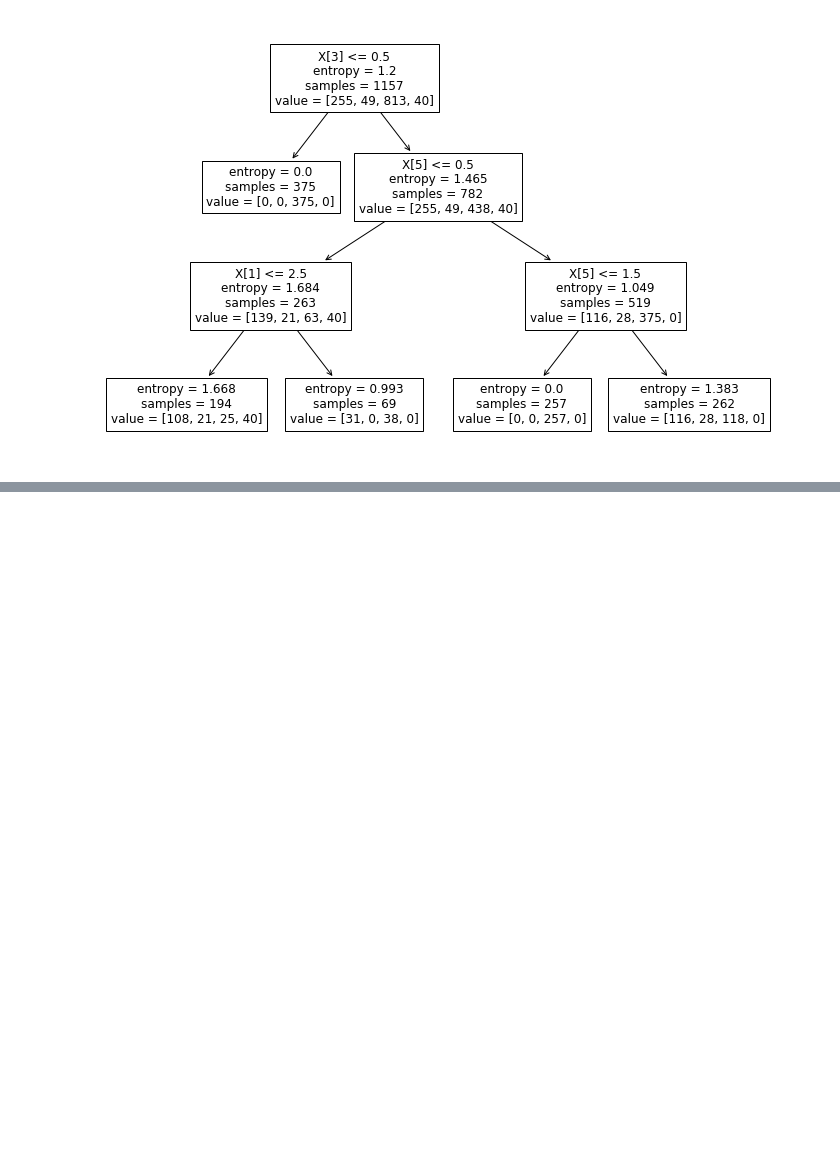
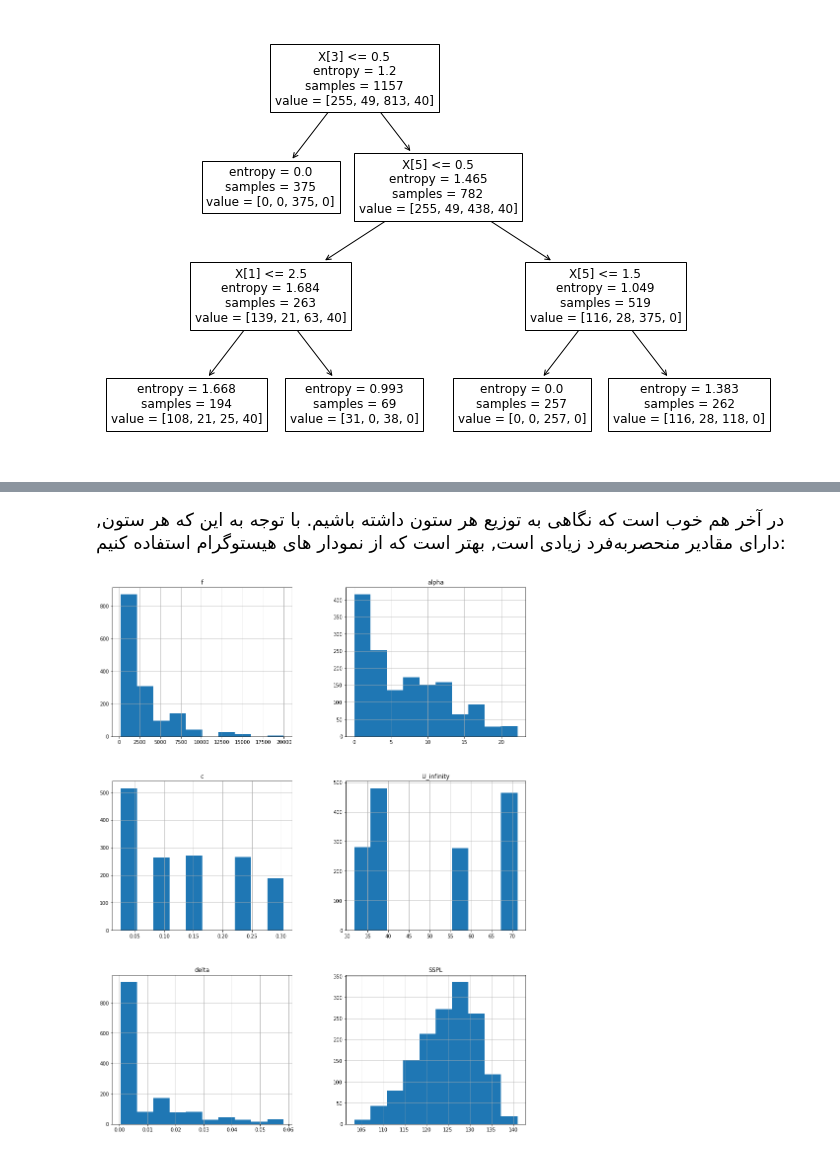
Before and after one commit to SharifiZarchi/Introduction_to_Machine_Learning, a Jupyter notebook: Jupyter_Notebooks/Chapter_02_Classical_Models/DecisionTree.ipynb, the cells around one changed output, grey strips where cells are left out. Saved outputs shown, nothing was run; the diff lists cells and outputs as text; code cells hidden in the pictures; blank space fills up the shorter version.

```diff
--- a/Jupyter_Notebooks/Chapter_02_Classical_Models/DecisionTree.ipynb
+++ b/Jupyter_Notebooks/Chapter_02_Classical_Models/DecisionTree.ipynb
@@ -638,0 +719,3 @@ graph
+# %%
+airfoil_self_noise_pdf = pd.read_csv("./AirfoilSelfNoise.csv")
+airfoil_self_noise_pdf.head(3)
@@ -638,0 +773,13 @@ graph
+# %% [markdown]
+<div dir=rtl>
+    <font face="XB Zar" size=4>
+        در آخر هم خوب است که نگاهی به توزیع هر ستون داشته باشیم. با توجه به این که هر ستون, دارای مقادیر منحصربه‌فرد زیادی است, بهتر است که از نمودار های هیستوگرام استفاده کنیم:
+    </font>
+</div>
+# %%
+fig = plt.figure(figsize = (15, 20))
+ax = fig.gca()
+airfoil_self_noise_pdf.hist(ax=ax)
+plt.show()
+# %% [output]
+[figure, added]
```
Also changed, not shown: parts of 45 cells of this notebook.
